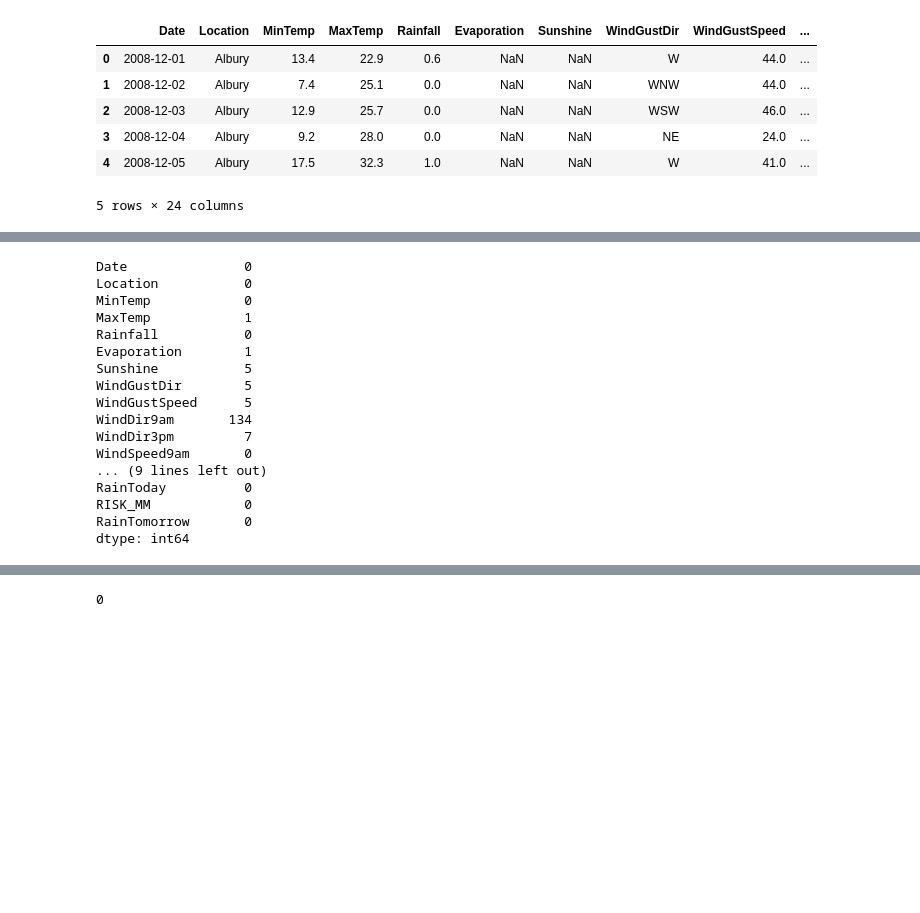
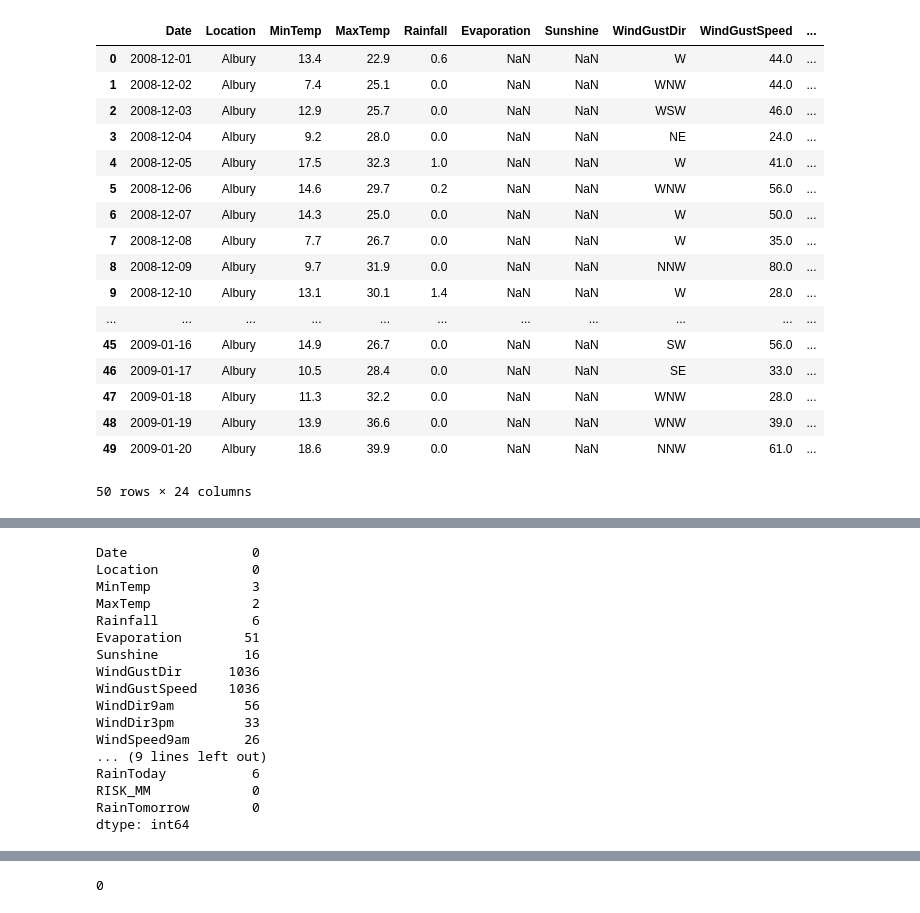
Before and after one commit to jopagel/Australian-weather, a Jupyter notebook: data-exploration.ipynb, the cells around one changed output, grey strips where cells are left out. Cells and saved outputs as stored; diff of their text form; code cells hidden in the pictures; blank space fills up the shorter version.

```diff
--- a/data-exploration.ipynb
+++ b/data-exploration.ipynb
@@ -6,15 +6,26 @@ import numpy as np
 import statsmodels.api as sm
 # %%
 df = pd.read_csv("weatherAUS.csv")
-df.head()
+df.head(50)
 # %% [output]
 |  | Date | Location | MinTemp | MaxTemp | Rainfall | Evaporation | Sunshine | WindGustDir | WindGustSpeed | ... |
 | 0 | 2008-12-01 | Albury | 13.4 | 22.9 | 0.6 | NaN | NaN | W | 44.0 | ... |
 | 1 | 2008-12-02 | Albury | 7.4 | 25.1 | 0.0 | NaN | NaN | WNW | 44.0 | ... |
 | 2 | 2008-12-03 | Albury | 12.9 | 25.7 | 0.0 | NaN | NaN | WSW | 46.0 | ... |
 | 3 | 2008-12-04 | Albury | 9.2 | 28.0 | 0.0 | NaN | NaN | NE | 24.0 | ... |
 | 4 | 2008-12-05 | Albury | 17.5 | 32.3 | 1.0 | NaN | NaN | W | 41.0 | ... |
+| 5 | 2008-12-06 | Albury | 14.6 | 29.7 | 0.2 | NaN | NaN | WNW | 56.0 | ... |
+| 6 | 2008-12-07 | Albury | 14.3 | 25.0 | 0.0 | NaN | NaN | W | 50.0 | ... |
+| 7 | 2008-12-08 | Albury | 7.7 | 26.7 | 0.0 | NaN | NaN | W | 35.0 | ... |
+| 8 | 2008-12-09 | Albury | 9.7 | 31.9 | 0.0 | NaN | NaN | NNW | 80.0 | ... |
+| 9 | 2008-12-10 | Albury | 13.1 | 30.1 | 1.4 | NaN | NaN | W | 28.0 | ... |
+| ... | ... | ... | ... | ... | ... | ... | ... | ... | ... | ... |
+| 45 | 2009-01-16 | Albury | 14.9 | 26.7 | 0.0 | NaN | NaN | SW | 56.0 | ... |
+| 46 | 2009-01-17 | Albury | 10.5 | 28.4 | 0.0 | NaN | NaN | SE | 33.0 | ... |
+| 47 | 2009-01-18 | Albury | 11.3 | 32.2 | 0.0 | NaN | NaN | WNW | 28.0 | ... |
+| 48 | 2009-01-19 | Albury | 13.9 | 36.6 | 0.0 | NaN | NaN | WNW | 39.0 | ... |
+| 49 | 2009-01-20 | Albury | 18.6 | 39.9 | 0.0 | NaN | NaN | NNW | 61.0 | ... |
-5 rows × 24 columns
+50 rows × 24 columns
 # %%
 df.Location.value_counts()
 # %% [output]
@@ -36,25 +47,25 @@ Katherine           1559
 Uluru               1521
 Name: Location, dtype: int64
 # %%
-df = df[df.Location == "Perth"]
+df = df[df.Location == "Sydney"]
 df.isna().sum()
 # %% [output]
-Date               0
-Location           0
-MinTemp            0
-MaxTemp            1
-Rainfall           0
-Evaporation        1
-Sunshine           5
-WindGustDir        5
-WindGustSpeed      5
-WindDir9am       134
-WindDir3pm         7
-WindSpeed9am       0
+Date                0
+Location            0
+MinTemp             3
+MaxTemp             2
+Rainfall            6
+Evaporation        51
+Sunshine           16
+WindGustDir      1036
+WindGustSpeed    1036
+WindDir9am         56
+WindDir3pm         33
+WindSpeed9am       26
 ... (9 lines left out)
-RainToday          0
-RISK_MM            0
-RainTomorrow       0
+RainToday           6
+RISK_MM             0
+RainTomorrow        0
 dtype: int64
 # %%
 df.tail(5)
```
Also changed, not shown: parts of 23 cells of this notebook, 2 other files.
